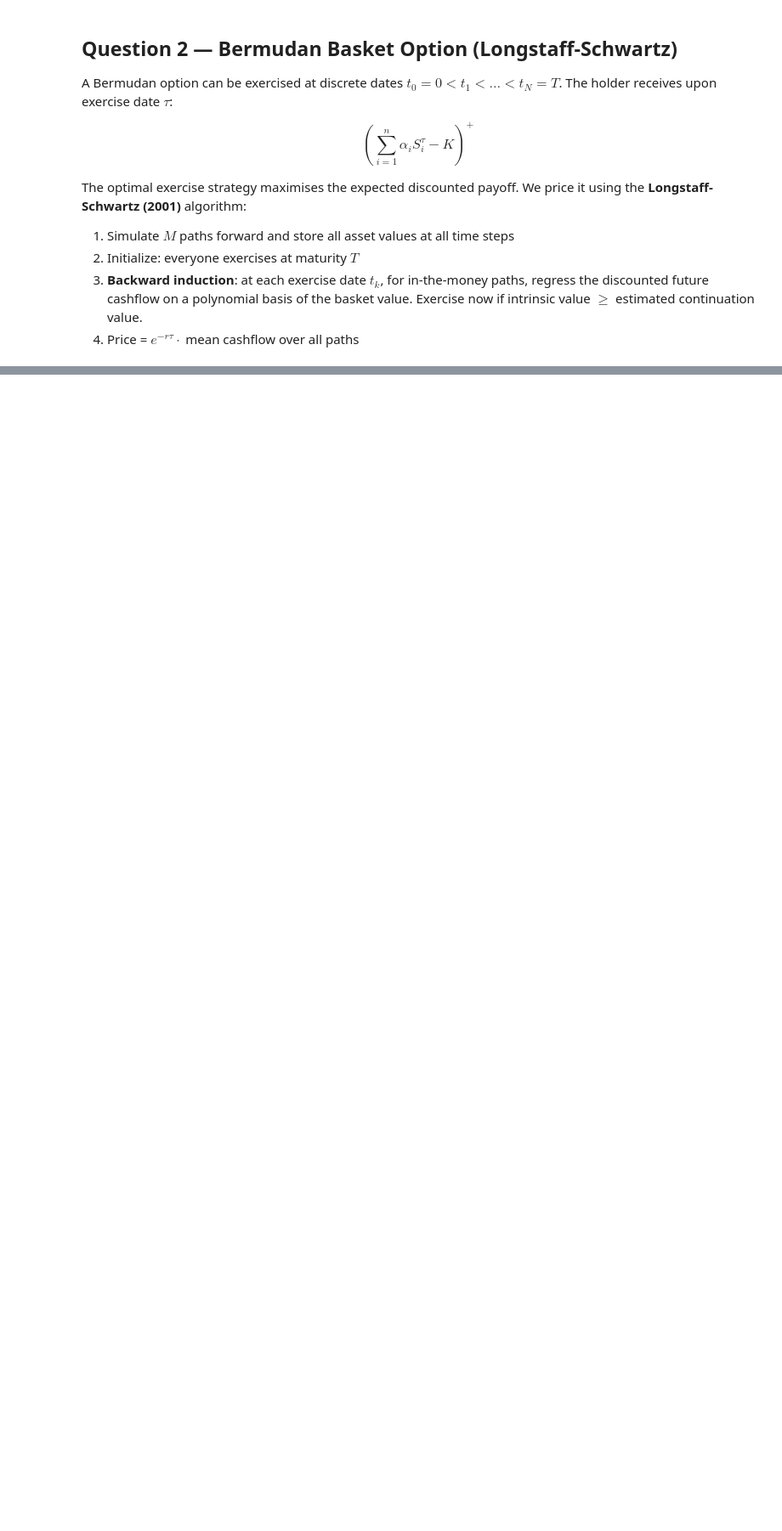
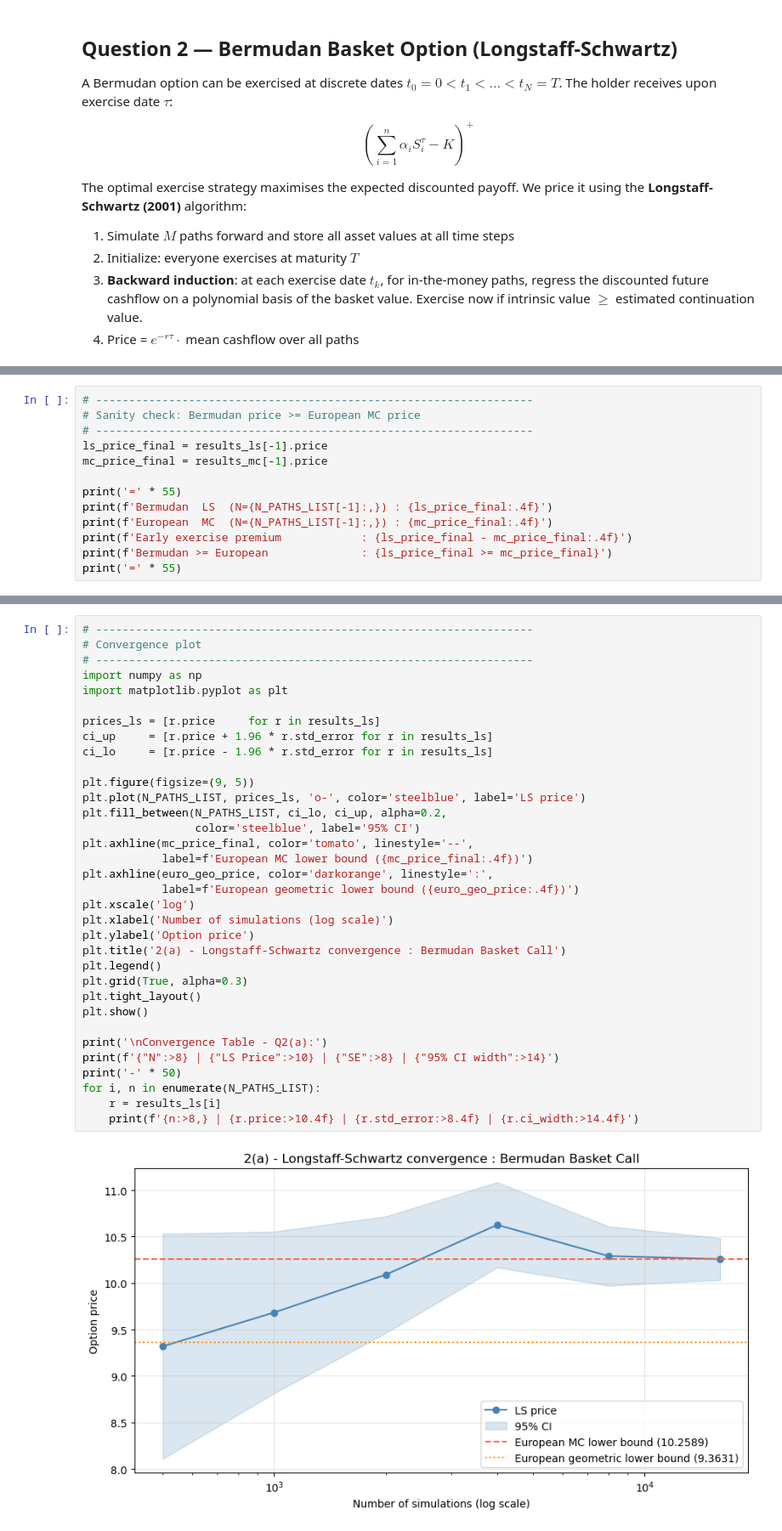
Before and after one commit to Mohamed-Abdellahi/numerical_finance, a Jupyter notebook: notebooks/final_results.ipynb, the cells around one changed output, grey strips where cells are left out. Shown at 85% size. Saved outputs shown, nothing was run; the diff lists cells and outputs as text; blank space fills up the shorter version.

```diff
--- a/notebooks/final_results.ipynb
+++ b/notebooks/final_results.ipynb
@@ -580,0 +656,13 @@ ModuleNotFoundError: No module named 'payoff'
+# %%
+# ------------------------------------------------------------------
+# Sanity check: Bermudan price >= European MC price
+# ------------------------------------------------------------------
+ls_price_final = results_ls[-1].price
+mc_price_final = results_mc[-1].price
+
+print('=' * 55)
+print(f'Bermudan  LS  (N={N_PATHS_LIST[-1]:,}) : {ls_price_final:.4f}')
+print(f'European  MC  (N={N_PATHS_LIST[-1]:,}) : {mc_price_final:.4f}')
+print(f'Early exercise premium            : {ls_price_final - mc_price_final:.4f}')
+print(f'Bermudan >= European              : {ls_price_final >= mc_price_final}')
+print('=' * 55)
@@ -580,0 +676,36 @@ ModuleNotFoundError: No module named 'payoff'
+# %%
+# ------------------------------------------------------------------
+# Convergence plot
+# ------------------------------------------------------------------
+import numpy as np
+import matplotlib.pyplot as plt
+
+prices_ls = [r.price     for r in results_ls]
+ci_up     = [r.price + 1.96 * r.std_error for r in results_ls]
+ci_lo     = [r.price - 1.96 * r.std_error for r in results_ls]
+
+plt.figure(figsize=(9, 5))
+plt.plot(N_PATHS_LIST, prices_ls, 'o-', color='steelblue', label='LS price')
+plt.fill_between(N_PATHS_LIST, ci_lo, ci_up, alpha=0.2,
+                 color='steelblue', label='95% CI')
+plt.axhline(mc_price_final, color='tomato', linestyle='--',
+            label=f'European MC lower bound ({mc_price_final:.4f})')
+plt.axhline(euro_geo_price, color='darkorange', linestyle=':',
+            label=f'European geometric lower bound ({euro_geo_price:.4f})')
+plt.xscale('log')
+plt.xlabel('Number of simulations (log scale)')
+plt.ylabel('Option price')
+plt.title('2(a) - Longstaff-Schwartz convergence : Bermudan Basket Call')
+plt.legend()
+plt.grid(True, alpha=0.3)
+plt.tight_layout()
+plt.show()
+
+print('\nConvergence Table - Q2(a):')
+print(f'{"N":>8} | {"LS Price":>10} | {"SE":>8} | {"95% CI width":>14}')
+print('-' * 50)
+for i, n in enumerate(N_PATHS_LIST):
+    r = results_ls[i]
+    print(f'{n:>8,} | {r.price:>10.4f} | {r.std_error:>8.4f} | {r.ci_width:>14.4f}')
+# %% [output]
+[figure, added]
```
Also changed, not shown: parts of 18 cells of this notebook, 3 other files.
